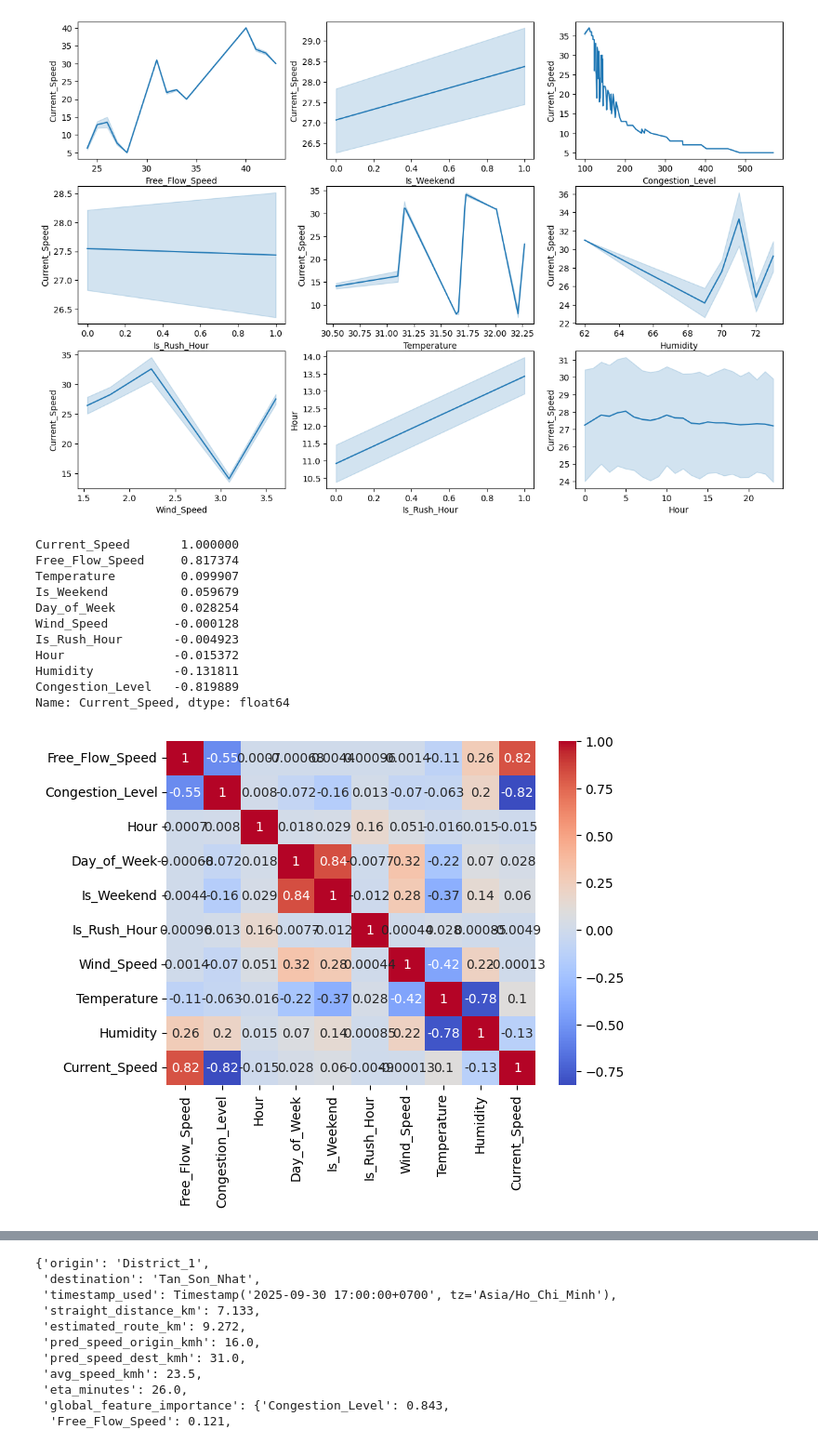
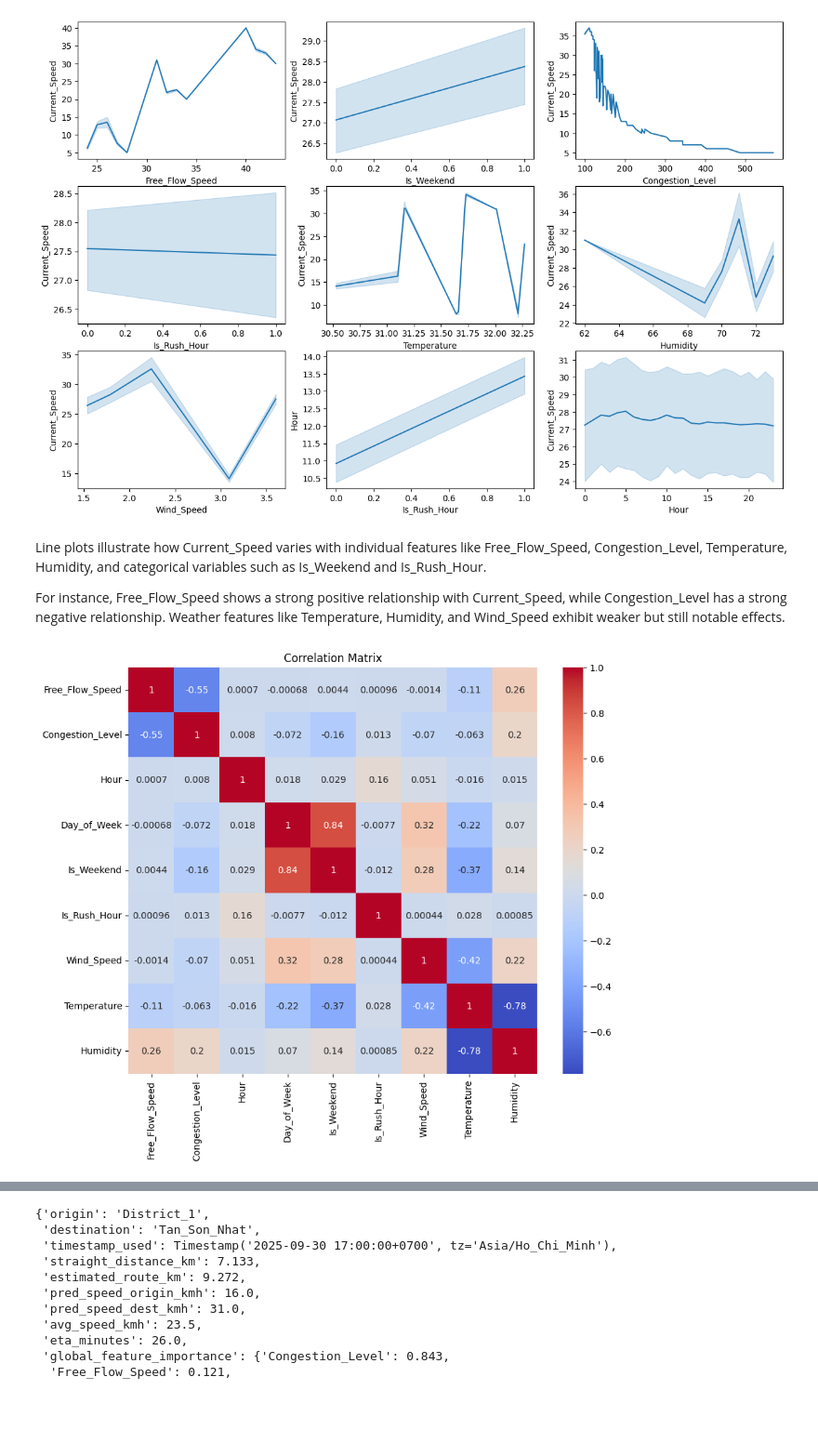
Before and after one commit to Suemy19710/TrafficHCMC, a Jupyter notebook: machine_learning.ipynb, the cells around one changed output, grey strips where cells are left out. Shown at 93% size. Saved outputs shown, nothing was run; the diff lists cells and outputs as text; code cells hidden in the pictures; blank space fills up the shorter version.

```diff
--- a/machine_learning.ipynb
+++ b/machine_learning.ipynb
@@ -393,26 +409,22 @@ sns.lineplot(data=merged_df, x='Hour', y='Current_Speed')
 plt.show()
 # %% [output]
 [figure]
+# %% [markdown]
+Line plots illustrate how Current_Speed varies with individual features like Free_Flow_Speed, Congestion_Level, Temperature, Humidity, and categorical variables such as Is_Weekend and Is_Rush_Hour.
+
+For instance, Free_Flow_Speed shows a strong positive relationship with Current_Speed, while Congestion_Level has a strong negative relationship. Weather features like Temperature, Humidity, and Wind_Speed exhibit weaker but still notable effects.
 # %%
 features = [
     'Free_Flow_Speed', 'Congestion_Level',
     'Hour', 'Day_of_Week', 'Is_Weekend', 'Is_Rush_Hour', 'Wind_Speed', 'Temperature','Humidity'
 ]
 target = 'Current_Speed'
-corr_matrix = merged_df[features + [target]].corr()
-print(corr_matrix['Current_Speed'].sort_values(ascending=False))
+plt.figure(figsize=(10,8))
+plt.title("Correlation Matrix")
+# corr_matrix = merged_df[features + [target]].corr()
+# print(corr_matrix['Current_Speed'].sort_values(ascending=False))
+corr_matrix = merged_df[features].corr()
 sns.heatmap(corr_matrix, annot=True, cmap='coolwarm')
 plt.show()
 # %% [output]
-Current_Speed       1.000000
-Free_Flow_Speed     0.817374
-Temperature         0.099907
-Is_Weekend          0.059679
-Day_of_Week         0.028254
-Wind_Speed         -0.000128
-Is_Rush_Hour       -0.004923
-Hour               -0.015372
-Humidity           -0.131811
-Congestion_Level   -0.819889
-Name: Current_Speed, dtype: float64
-[figure, old version]
+[figure, new version]
```
Also changed, not shown: parts of 49 cells of this notebook, 16 other files.
